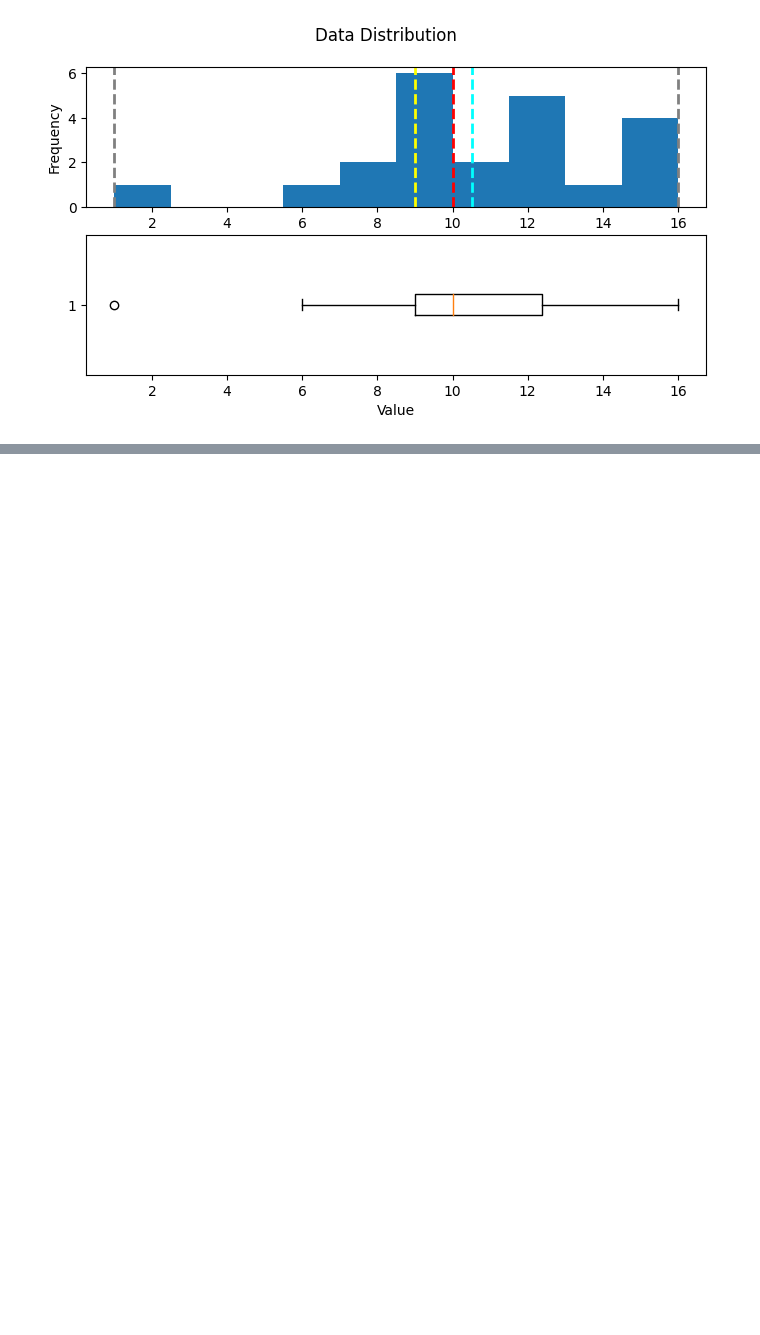
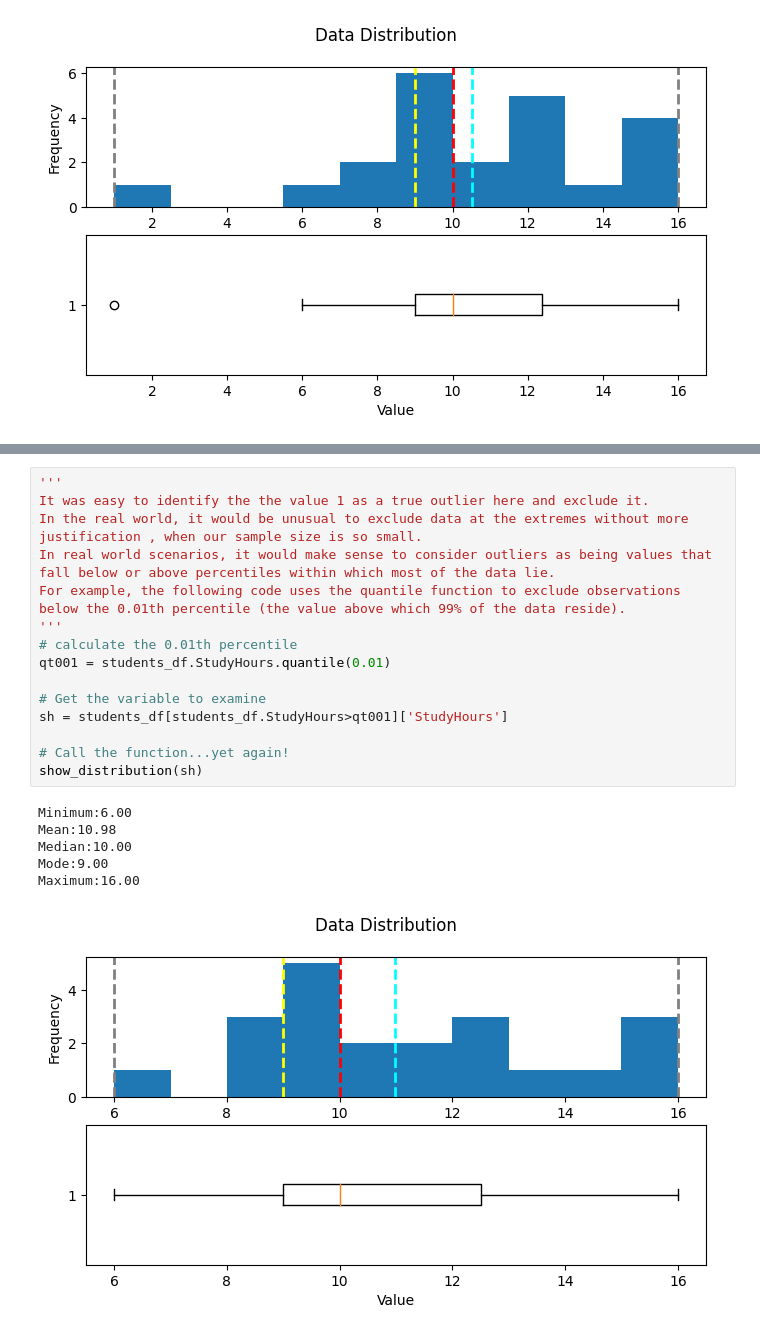
Before and after one commit to md05-portfolio/Microsoft_ML_Challenge, a Jupyter notebook: Explore_RWD_with_Python.ipynb, the cells around one changed output, grey strips where cells are left out. Drawn from its saved outputs; the diff is of its cells as text; blank space fills up the shorter version.

```diff
--- a/Explore_RWD_with_Python.ipynb
+++ b/Explore_RWD_with_Python.ipynb
@@ -143,0 +162,22 @@ Maximum:16.00
+# %%
+'''
+It was easy to identify the the value 1 as a true outlier here and exclude it.
+In the real world, it would be unusual to exclude data at the extremes without more justification , when our sample size is so small.
+In real world scenarios, it would make sense to consider outliers as being values that fall below or above percentiles within which most of the data lie.
+For example, the following code uses the quantile function to exclude observations below the 0.01th percentile (the value above which 99% of the data reside).
+'''
+# calculate the 0.01th percentile
+qt001 = students_df.StudyHours.quantile(0.01)
+
+# Get the variable to examine
+sh = students_df[students_df.StudyHours>qt001]['StudyHours']
+
+# Call the function...yet again!
+show_distribution(sh)
+# %% [output]
+Minimum:6.00
+Mean:10.98
+Median:10.00
+Mode:9.00
+Maximum:16.00
+[figure, added]
```
Also changed, not shown: parts of 1 cell of this notebook.
